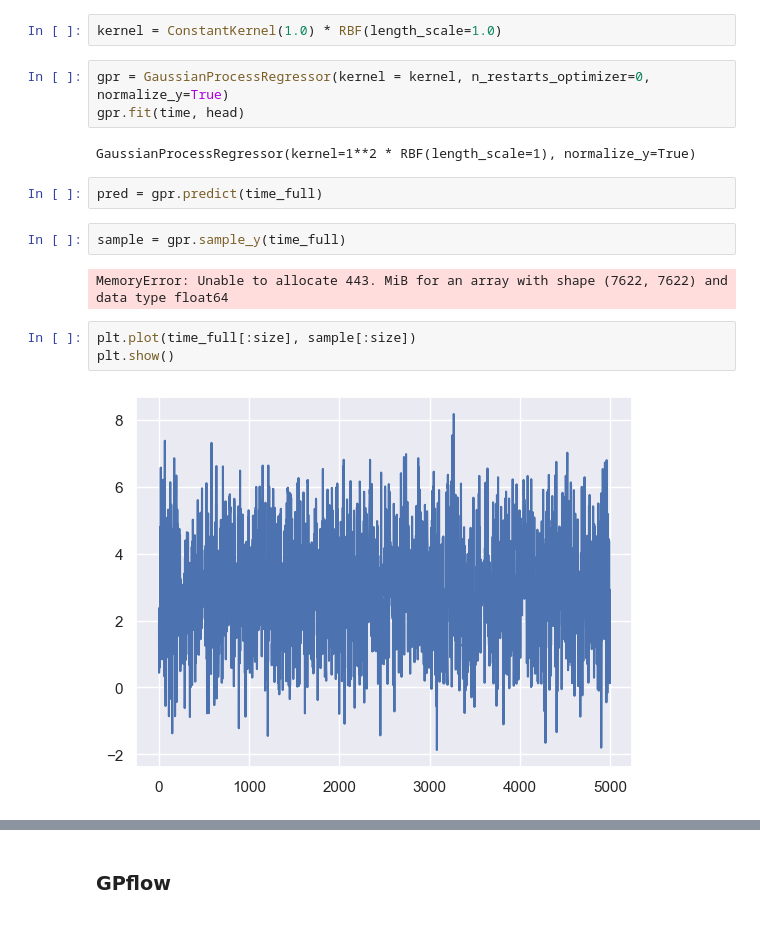
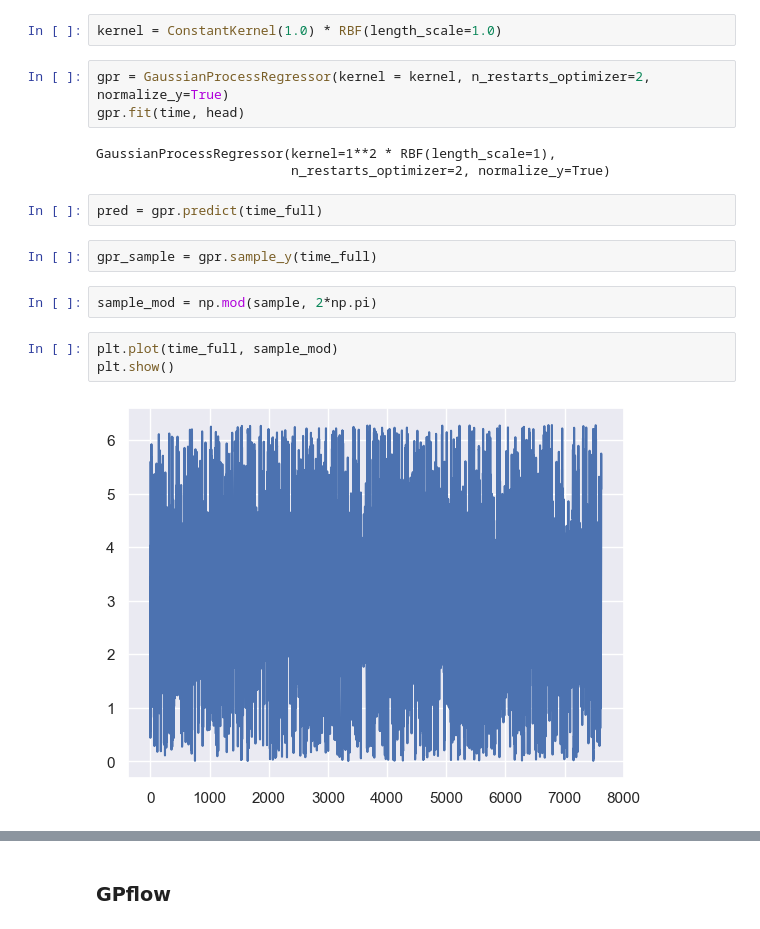
Before and after one commit to Zoroa1885/Head_direction_forcasting, a Jupyter notebook: analysis.ipynb, the cells around one changed output, grey strips where cells are left out. Cells and saved outputs as stored; diff of their text form.

```diff
--- a/analysis.ipynb
+++ b/analysis.ipynb
@@ -166,19 +180,20 @@ plt.show()
 # %%
 kernel = ConstantKernel(1.0) * RBF(length_scale=1.0)
 # %%
-gpr = GaussianProcessRegressor(kernel = kernel, n_restarts_optimizer=0, normalize_y=True)
+gpr = GaussianProcessRegressor(kernel = kernel, n_restarts_optimizer=2, normalize_y=True)
 gpr.fit(time, head)
 # %% [output]
-GaussianProcessRegressor(kernel=1**2 * RBF(length_scale=1), normalize_y=True)
+GaussianProcessRegressor(kernel=1**2 * RBF(length_scale=1),
+                         n_restarts_optimizer=2, normalize_y=True)
 # %%
 pred = gpr.predict(time_full)
 # %%
-sample = gpr.sample_y(time_full)
+gpr_sample = gpr.sample_y(time_full)
-# %% [output]
-MemoryError: Unable to allocate 443. MiB for an array with shape (7622, 7622) and data type float64
+# %%
+sample_mod = np.mod(sample, 2*np.pi)
 # %%
-plt.plot(time_full[:size], sample[:size])
+plt.plot(time_full, sample_mod)
 plt.show()
 # %% [output]
-[figure, old version]
+[figure, new version]
 # %%
```
Also changed, not shown: parts of 15 cells of this notebook.
